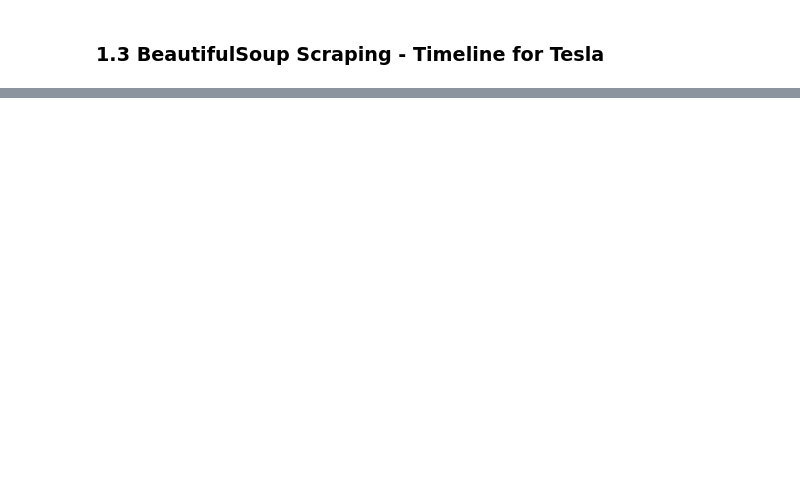
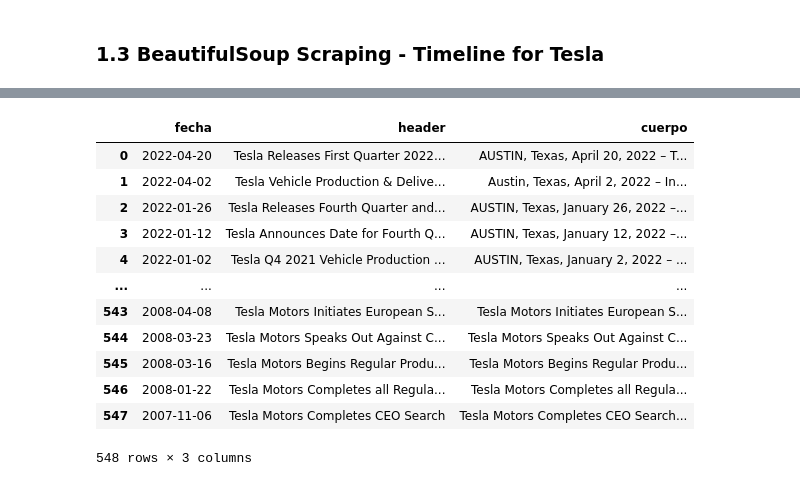
Before and after one commit to adominguez033/Project3_DA_Ironhack, a Jupyter notebook: Project3 draft.ipynb, the cells around one changed output, grey strips where cells are left out. Cells and saved outputs as stored; diff of their text form; code cells hidden in the pictures; blank space fills up the shorter version.

```diff
--- a/Project3 draft.ipynb
+++ b/Project3 draft.ipynb
@@ -478,0 +490,18 @@ df3.to_excel(r'C:\Users\alexd\Ironhack\Proyectos\Project3_DA_Ironhack\Data\timel
+# %%
+data2.fecha=pd.to_datetime(data2.fecha)
+# %%
+data2
+# %% [output]
+|  | fecha | header | cuerpo |
+| 0 | 2022-04-20 | Tesla Releases First Quarter 2022... | AUSTIN, Texas, April 20, 2022 – T... |
+| 1 | 2022-04-02 | Tesla Vehicle Production & Delive... | Austin, Texas, April 2, 2022 – In... |
+| 2 | 2022-01-26 | Tesla Releases Fourth Quarter and... | AUSTIN, Texas, January 26, 2022 –... |
+| 3 | 2022-01-12 | Tesla Announces Date for Fourth Q... | AUSTIN, Texas, January 12, 2022 –... |
+| 4 | 2022-01-02 | Tesla Q4 2021 Vehicle Production ... | AUSTIN, Texas, January 2, 2022 – ... |
+| ... | ... | ... | ... |
+| 543 | 2008-04-08 | Tesla Motors Initiates European S... | Tesla Motors Initiates European S... |
+| 544 | 2008-03-23 | Tesla Motors Speaks Out Against C... | Tesla Motors Speaks Out Against C... |
+| 545 | 2008-03-16 | Tesla Motors Begins Regular Produ... | Tesla Motors Begins Regular Produ... |
+| 546 | 2008-01-22 | Tesla Motors Completes all Regula... | Tesla Motors Completes all Regula... |
+| 547 | 2007-11-06 | Tesla Motors Completes CEO Search | Tesla Motors Completes CEO Search... |
+548 rows × 3 columns
```
Also changed, not shown: parts of 52 cells of this notebook, 5 other files.
